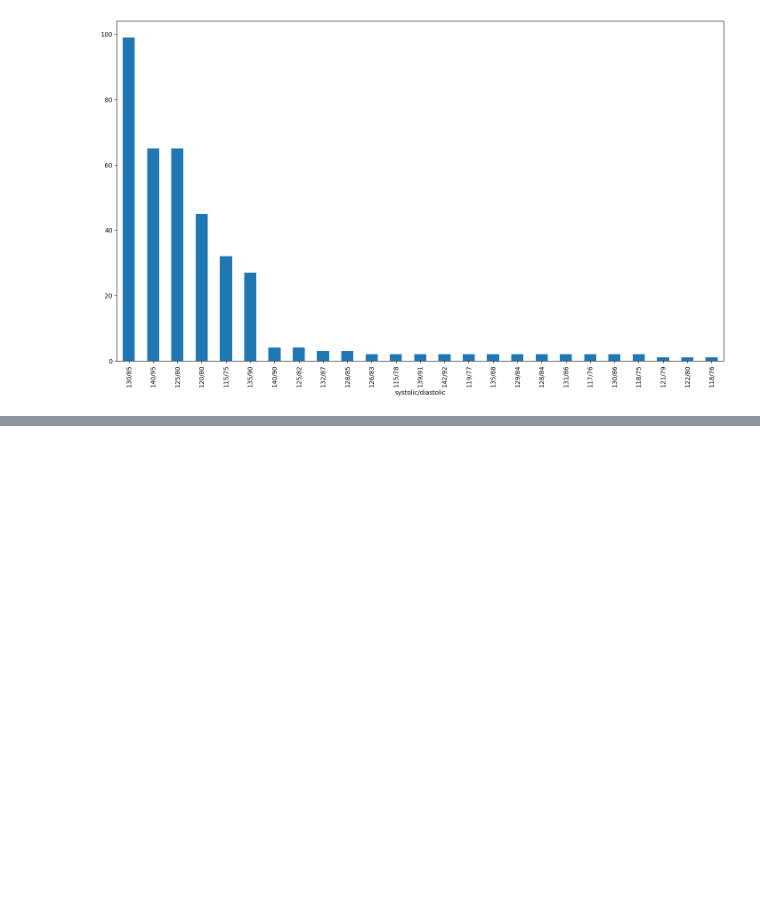
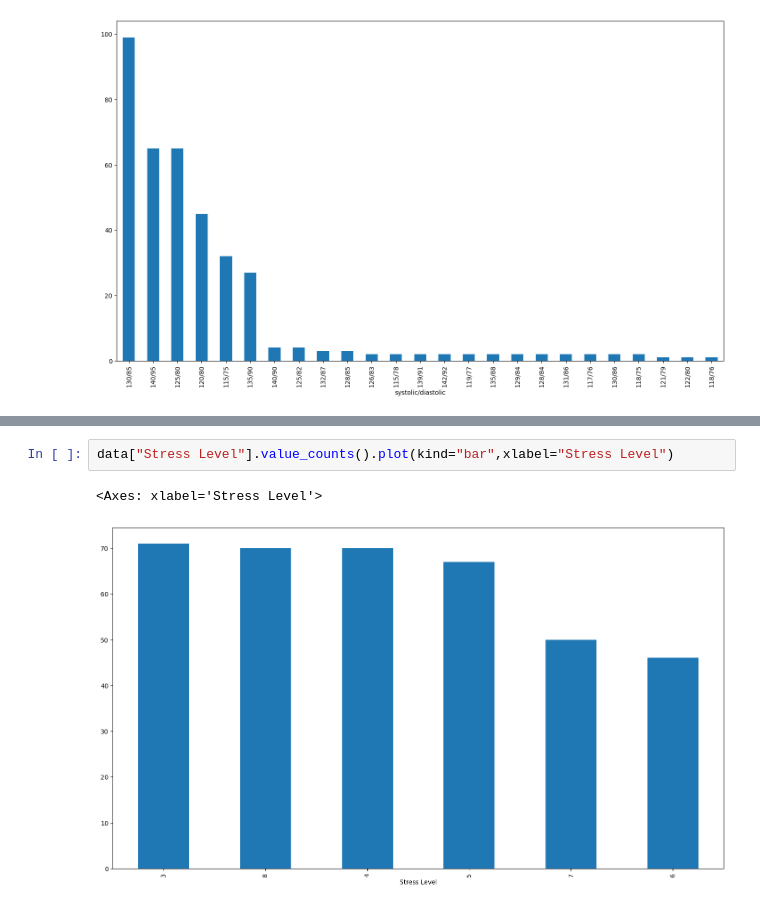
Before and after one commit to Brokolito/HAD-ModProba, a Jupyter notebook: data_work.ipynb, the cells around one changed output, grey strips where cells are left out. Cells and saved outputs as stored; diff of their text form; blank space fills up the shorter version.

```diff
--- a/data_work.ipynb
+++ b/data_work.ipynb
@@ -163,0 +169,5 @@ data["Blood Pressure"].value_counts().plot(kind="bar",xlabel="systolic/diastolic
+# %%
+data["Stress Level"].value_counts().plot(kind="bar",xlabel="Stress Level")
+# %% [output]
+<Axes: xlabel='Stress Level'>
+[figure, added]
```
Also changed, not shown: parts of 2 cells of this notebook.
